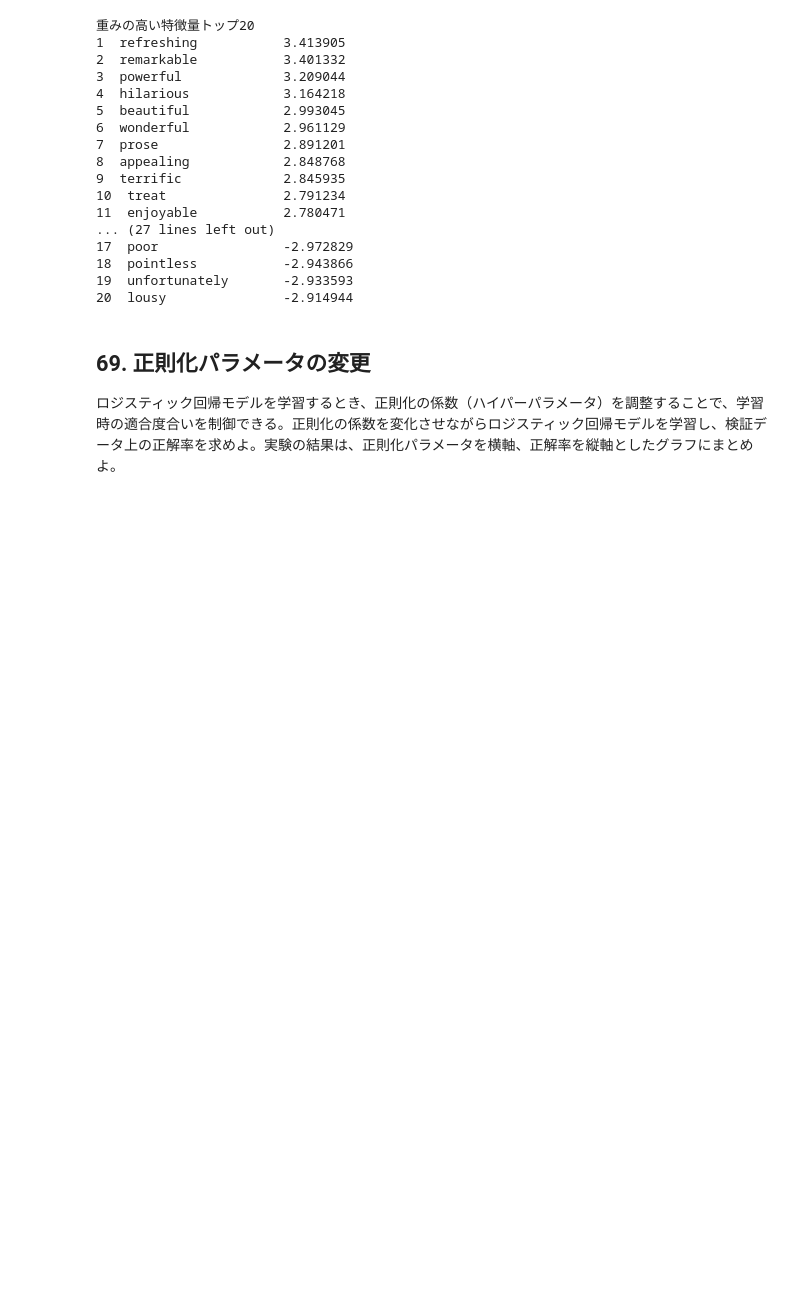
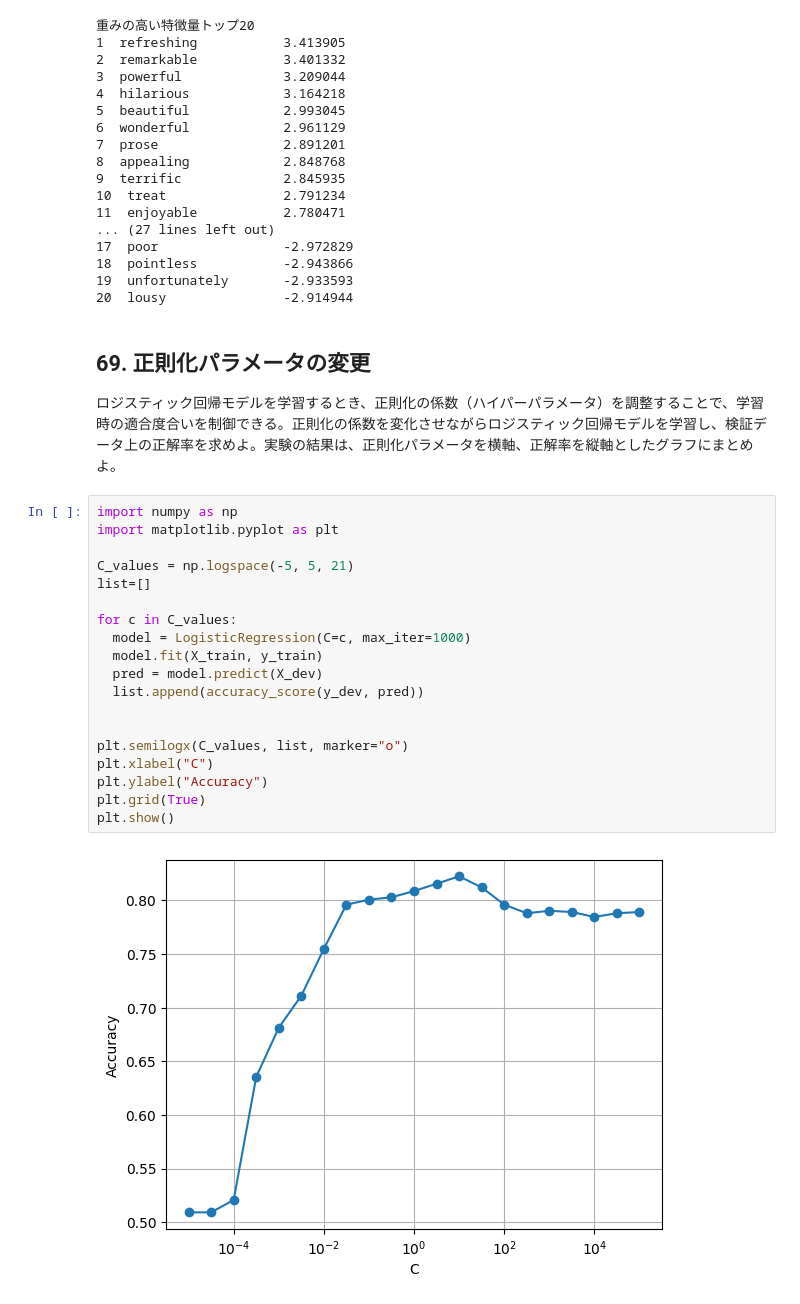
Before and after one commit to kosuke-2025/NLP100, a Jupyter notebook: ja/ch07.ipynb, the cells around one changed output. Cells and saved outputs as stored; diff of their text form; blank space fills up the shorter version.

```diff
--- a/ja/ch07.ipynb
+++ b/ja/ch07.ipynb
@@ -225,3 +225,24 @@ for i,(j,k) in enumerate(worst20,1):
 ## 69. 正則化パラメータの変更
 
 ロジスティック回帰モデルを学習するとき、正則化の係数（ハイパーパラメータ）を調整することで、学習時の適合度合いを制御できる。正則化の係数を変化させながらロジスティック回帰モデルを学習し、検証データ上の正解率を求めよ。実験の結果は、正則化パラメータを横軸、正解率を縦軸としたグラフにまとめよ。
+# %%
+import numpy as np
+import matplotlib.pyplot as plt
+
+C_values = np.logspace(-5, 5, 21)
+list=[]
+
+for c in C_values:
+  model = LogisticRegression(C=c, max_iter=1000)
+  model.fit(X_train, y_train)
+  pred = model.predict(X_dev)
+  list.append(accuracy_score(y_dev, pred))
+
+
+plt.semilogx(C_values, list, marker="o")
+plt.xlabel("C")
+plt.ylabel("Accuracy")
+plt.grid(True)
+plt.show()
+# %% [output]
+[figure, added]
```
Also changed, not shown: parts of 1 cell of this notebook.
